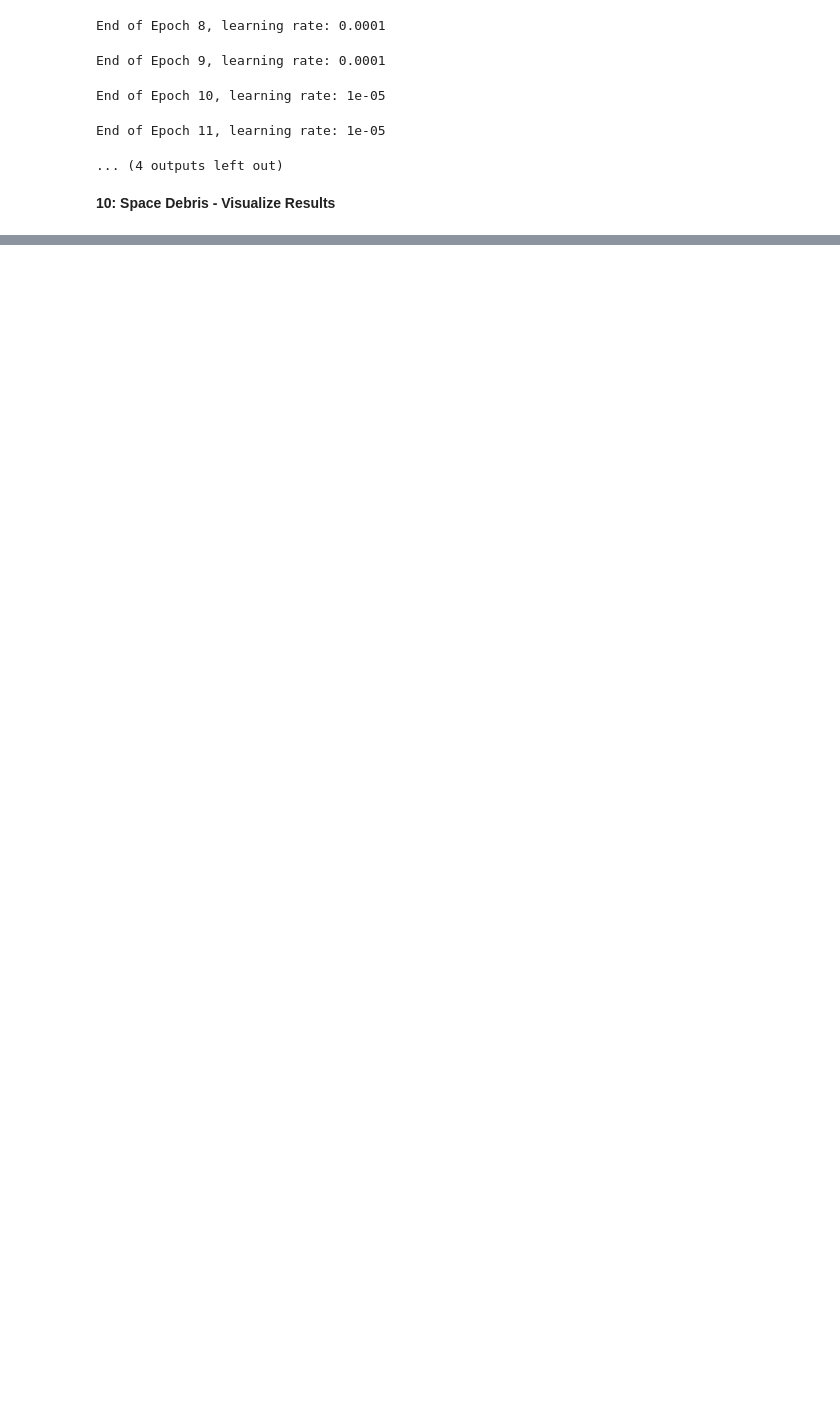
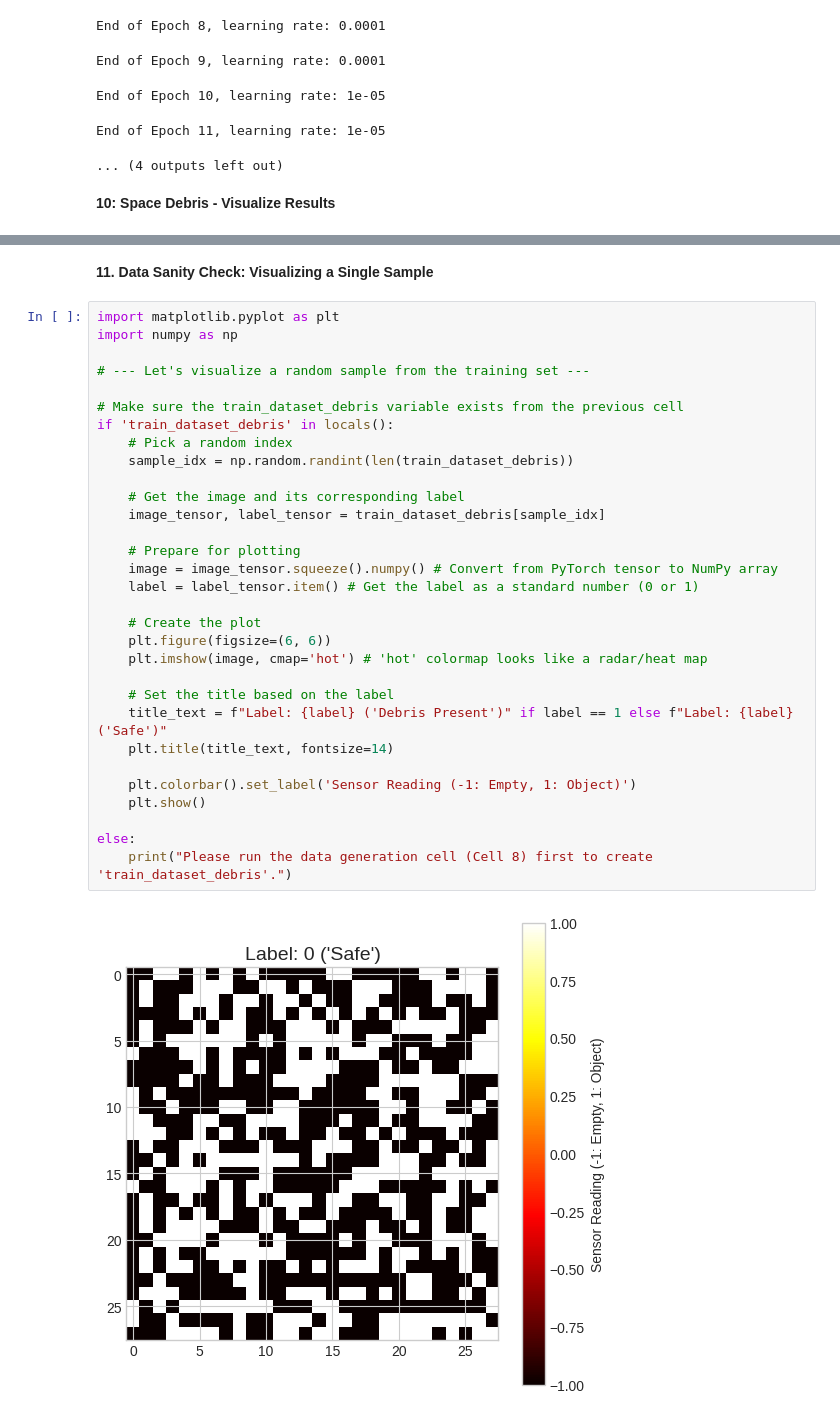
Before and after one commit to EternalVoid6/BNN-space-debris-classifier, a Jupyter notebook: BNN_IMC_InProgress.ipynb, the cells around one changed output, grey strips where cells are left out. Saved outputs shown, nothing was run; the diff lists cells and outputs as text; blank space fills up the shorter version.

```diff
--- a/BNN_IMC_InProgress.ipynb
+++ b/BNN_IMC_InProgress.ipynb
@@ -409,0 +410,35 @@ visualize_debris_predictions(model_debris, testloader_debris)
+# %% [markdown]
+**11. Data Sanity Check: Visualizing a Single Sample**
+# %%
+import matplotlib.pyplot as plt
+import numpy as np
+
+# --- Let's visualize a random sample from the training set ---
+
+# Make sure the train_dataset_debris variable exists from the previous cell
+if 'train_dataset_debris' in locals():
+    # Pick a random index
+    sample_idx = np.random.randint(len(train_dataset_debris))
+
+    # Get the image and its corresponding label
+    image_tensor, label_tensor = train_dataset_debris[sample_idx]
+
+    # Prepare for plotting
+    image = image_tensor.squeeze().numpy() # Convert from PyTorch tensor to NumPy array
+    label = label_tensor.item() # Get the label as a standard number (0 or 1)
+
+    # Create the plot
+    plt.figure(figsize=(6, 6))
+    plt.imshow(image, cmap='hot') # 'hot' colormap looks like a radar/heat map
+
+    # Set the title based on the label
+    title_text = f"Label: {label} ('Debris Present')" if label == 1 else f"Label: {label} ('Safe')"
+    plt.title(title_text, fontsize=14)
+
+    plt.colorbar().set_label('Sensor Reading (-1: Empty, 1: Object)')
+    plt.show()
+
+else:
+    print("Please run the data generation cell (Cell 8) first to create 'train_dataset_debris'.")
+# %% [output]
+[figure, added]
```
Also changed, not shown: parts of 2 cells of this notebook.
